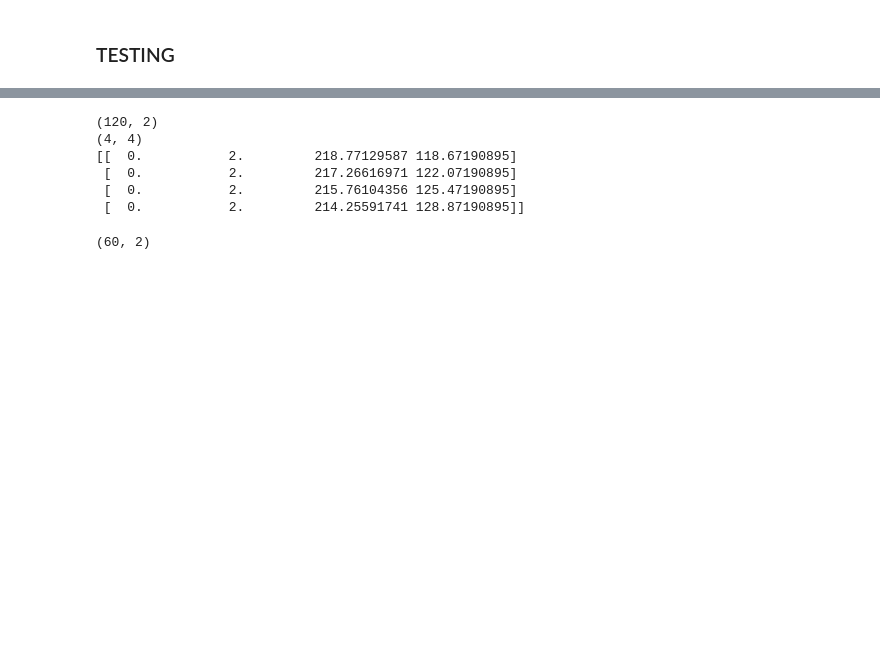
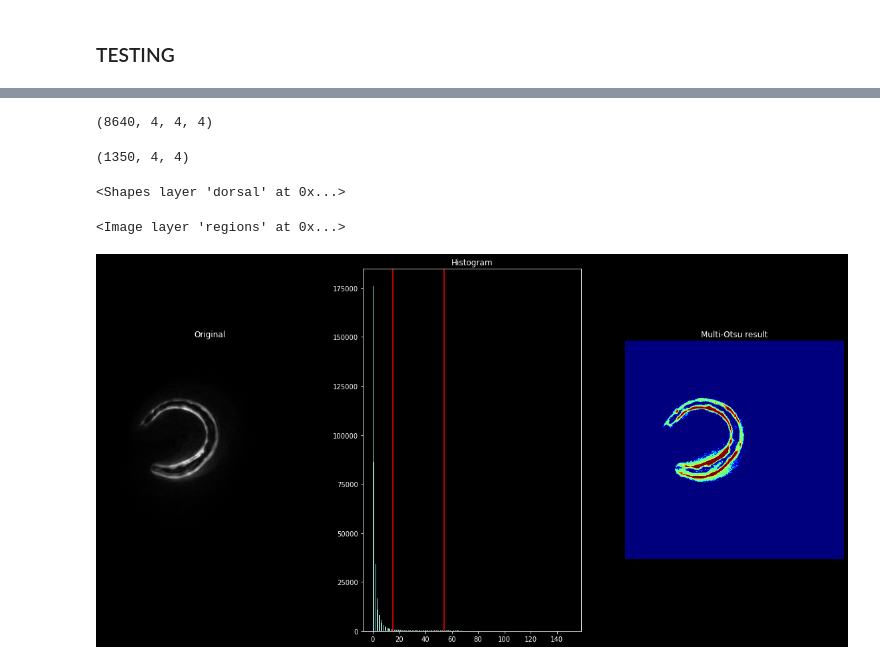
Before and after one commit to SaraLab-Group/m25-napari, a Jupyter notebook: notebooks/ZW495_9_Analysis.ipynb, the cells around one changed output, grey strips where cells are left out. Drawn from its saved outputs; the diff is of its cells as text; code cells hidden in the pictures; blank space fills up the shorter version.

```diff
--- a/notebooks/ZW495_9_Analysis.ipynb
+++ b/notebooks/ZW495_9_Analysis.ipynb
@@ -468,2 +558,5 @@ c 29,idx 14, var 180.9065769670362
 # %% [markdown]
 ### TESTING
+# %%
+viewer.add_points(center_coord_L,name ='cir_center',face_color='cyan')
+viewer.add_points(center_coord_R,name ='cir_center',face_color='orange')
@@ -618,0 +658,2 @@ log_img =np.array(log_img)
+# %%
+viewer.add_shapes(layer_boxes[:96:4,0] ,name='ventral' ,face_color='cyan') # Left boxes
@@ -739,24 +767,13 @@ print(ft_v)
-# %%
-print(circle_coords_R.shape)
-a = circle_coords_R[:,2]
-print(a.shape)
-print(a)
-# a[0][:,2][:,1:]
-# %% [output]
-(120, 2)
-(4, 4)
-[[  0.           2.         218.77129587 118.67190895]
- [  0.           2.         217.26616971 122.07190895]
- [  0.           2.         215.76104356 125.47190895]
- [  0.           2.         214.25591741 128.87190895]]
+# %%
+circle_coords_R[0]
+print(circle_coords_R.shape)
+circle_coords_R[:5400:4,2].shape
+# %% [output]
+(8640, 4, 4, 4)
+(1350, 4, 4)
 # %%
+test = circle_coords_R[:150,2]
 
-test = circle_coords_R[0:1000,2]
-
-viewer.add_shapes(
-    test,
-    shape_type='ellipse',
-    face_color='orange',
-)
+viewer.add_shapes(test, shape_type='ellipse',face_color='orange',name='dorsal')
 # %% [output]
-(60, 2)
+<Shapes layer 'dorsal' at 0x...>
@@ -762,0 +900,32 @@ viewer.add_shapes(
+# %%
+#Playing with MultiOtsu
+from skimage.filters import threshold_multiotsu
+# Plotting the histogram and the two thresholds obtained from
+# multi-Otsu.
+i=10
+plane_1 = np_mip_copy[i,0]
+background = rolling_ball(plane_1,radius = 10)
+filtered_img2 = plane_1-background
+thresholds = threshold_multiotsu(filtered_img2,classes =3)
+
+# Using the threshold values, we generate the three regions.
+regions = np.digitize(filtered_img2, bins=thresholds)
+
+fig, ax = plt.subplots(nrows=1, ncols=3, figsize=(20, 10))
+
+# Plotting the original image.
+ax[0].imshow(filtered_img2, cmap='gray')
+ax[0].set_title('Original')
+ax[0].axis('off')
+ax[1].hist(filtered_img2.ravel(), bins=255)
+ax[1].set_title('Histogram')
+for thresh in thresholds:
+    ax[1].axvline(thresh, color='r')
+# Plotting the Multi Otsu result.
+ax[2].imshow(regions, cmap='jet')
+ax[2].set_title('Multi-Otsu result')
+ax[2].axis('off')
+viewer.add_image(regions,colormap='hsv',opacity=0.5)
+# %% [output]
+<Image layer 'regions' at 0x...>
+[figure, added]
```
Also changed, not shown: parts of 26 cells of this notebook.
